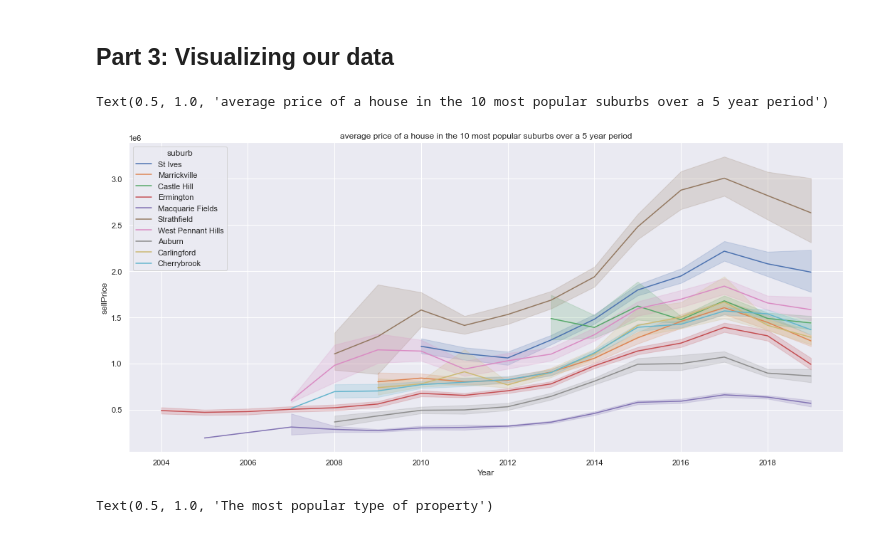
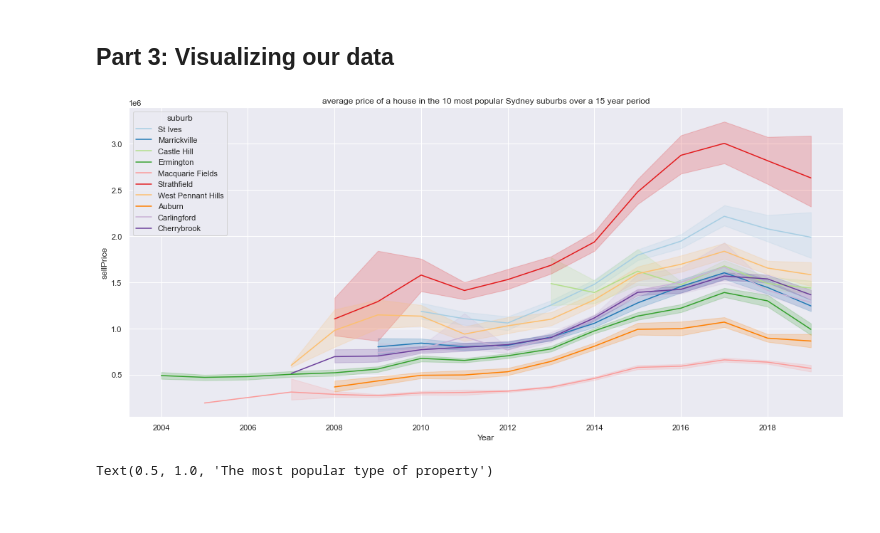
Before and after one commit to alex-lang-br/Prediction-project, a Jupyter notebook: Sydney_House_Pred.ipynb, the cells around one changed output. Drawn from its saved outputs; the diff is of its cells as text; code cells hidden in the pictures.

```diff
--- a/Sydney_House_Pred.ipynb
+++ b/Sydney_House_Pred.ipynb
@@ -272,4 +273,4 @@ only_house_filt = ['house']
 years = [2019,2018,2017,2016,2015]
 only_house = house_price[house_price.propType.isin(only_house_filt)].copy()
 only_house_five_year = only_house[only_house.Year.isin(years)].copy()
-only_house_five_year_popular_suburb = only_house[only_house.suburb.isin(popular_suburb_list)]
+only_house_five_year_popular_suburb = only_house[only_house.suburb.isin(popular_suburb_list)].copy()
@@ -278,8 +276,0 @@ sns.set_theme(style = 'darkgrid')
-# %%
-plt.figure(figsize=(18,8))
-sns.lineplot(x = 'Year', y ='sellPrice',
-             hue = 'suburb', data = only_house_five_year_popular_suburb,
-             ).set_title('average price of a house in the 10 most popular suburbs over a 5 year period')
-# %% [output]
-Text(0.5, 1.0, 'average price of a house in the 10 most popular suburbs over a 5 year period')
-[figure, removed]
@@ -286,3 +279,10 @@ Text(0.5, 1.0, 'average price of a house in the 10 most popular suburbs over a 5
+# %%
+plt.figure(figsize=(18,8))
+fig = sns.lineplot(x = 'Year', y ='sellPrice',
+             hue = 'suburb', data = only_house_five_year_popular_suburb,
+             palette = 'Paired').set_title('Average price of a house in the 10 most popular Sydney suburbs over a 15 year period')
+# %% [output]
+[figure, added]
 # %%
 plt.figure(figsize= (18,8))
 house_price['propType'].value_counts().plot.bar().set_title("The most popular type of property")
```
Also changed, not shown: parts of 11 cells of this notebook.
